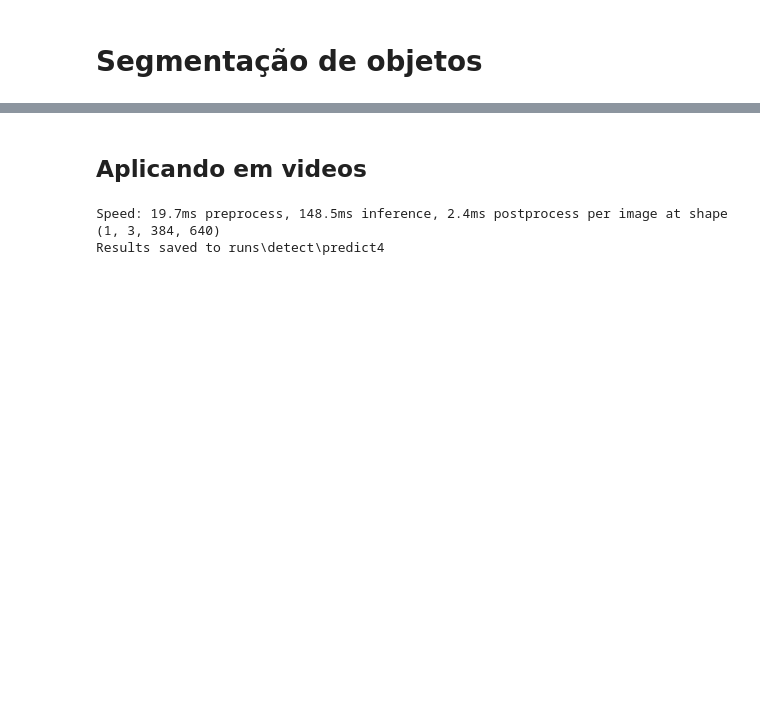
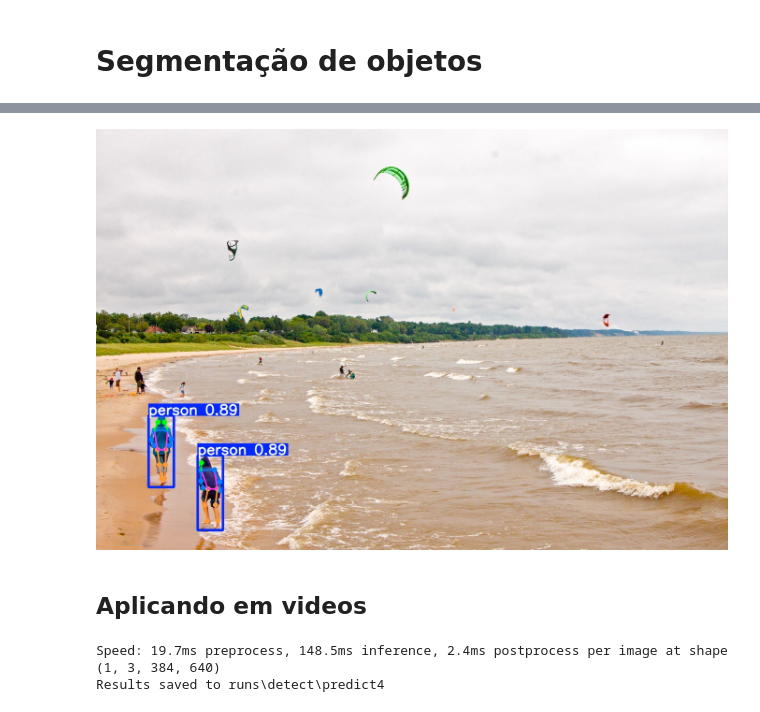
Before and after one commit to LadislauLopes/Apresentacao_de_Ia, a Jupyter notebook: main.ipynb, the cells around one changed output, grey strips where cells are left out. Drawn from its saved outputs; the diff is of its cells as text; code cells hidden in the pictures; blank space fills up the shorter version.

```diff
--- a/main.ipynb
+++ b/main.ipynb
@@ -243,3 +242,15 @@ Image(filename='kite_seg.jpg',width=900)
+# %%
+
+Model = YOLO("yolov8x-pose.pt")
+
+results = Model('kite.jpg')
+for result in results:
+  boxes = result.boxes
+  result.save(filename='kite_pose.jpg')
+  clear_output()
+Image(filename='kite_pose.jpg',width=900)
+# %% [output]
+[figure, added]
 # %% [markdown]
 ## Aplicando em videos
 # %%
```
Also changed, not shown: parts of 7 cells of this notebook, 1 other file.
